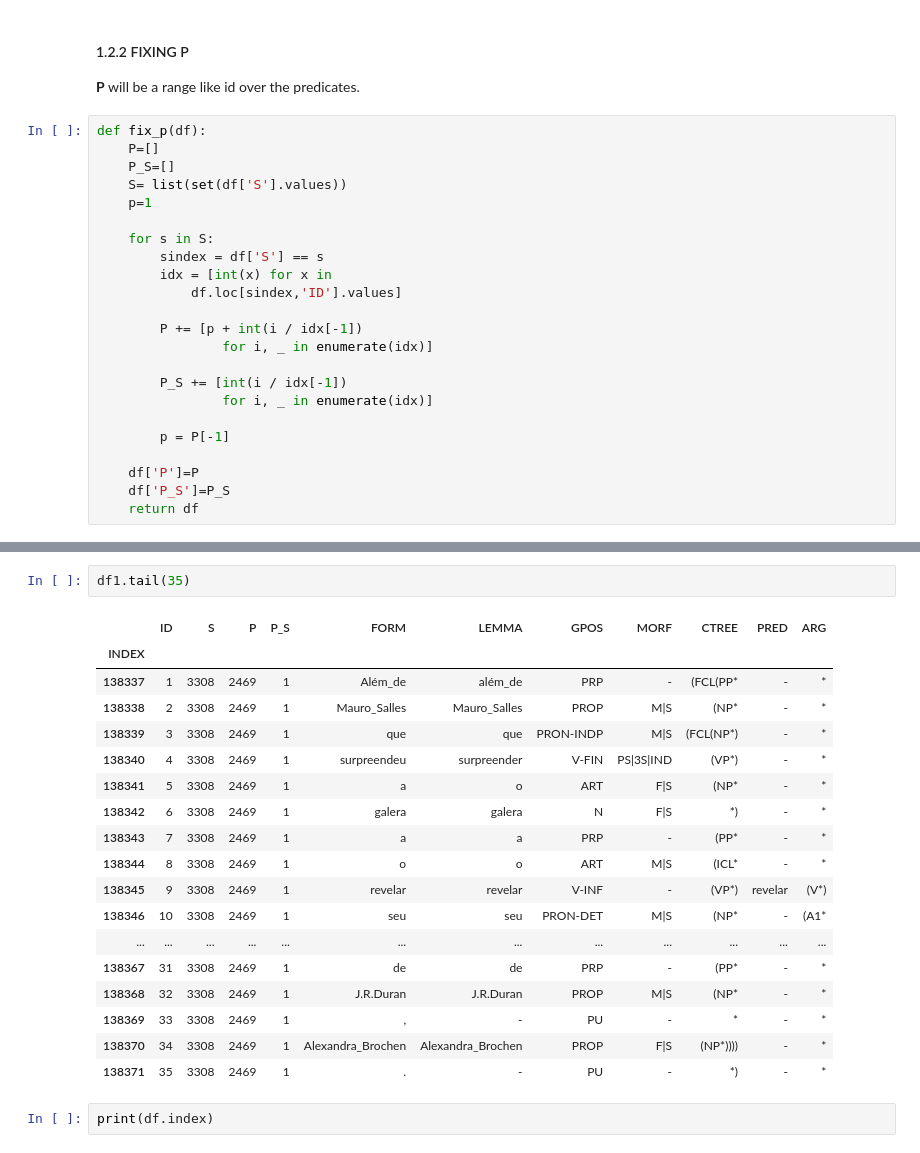
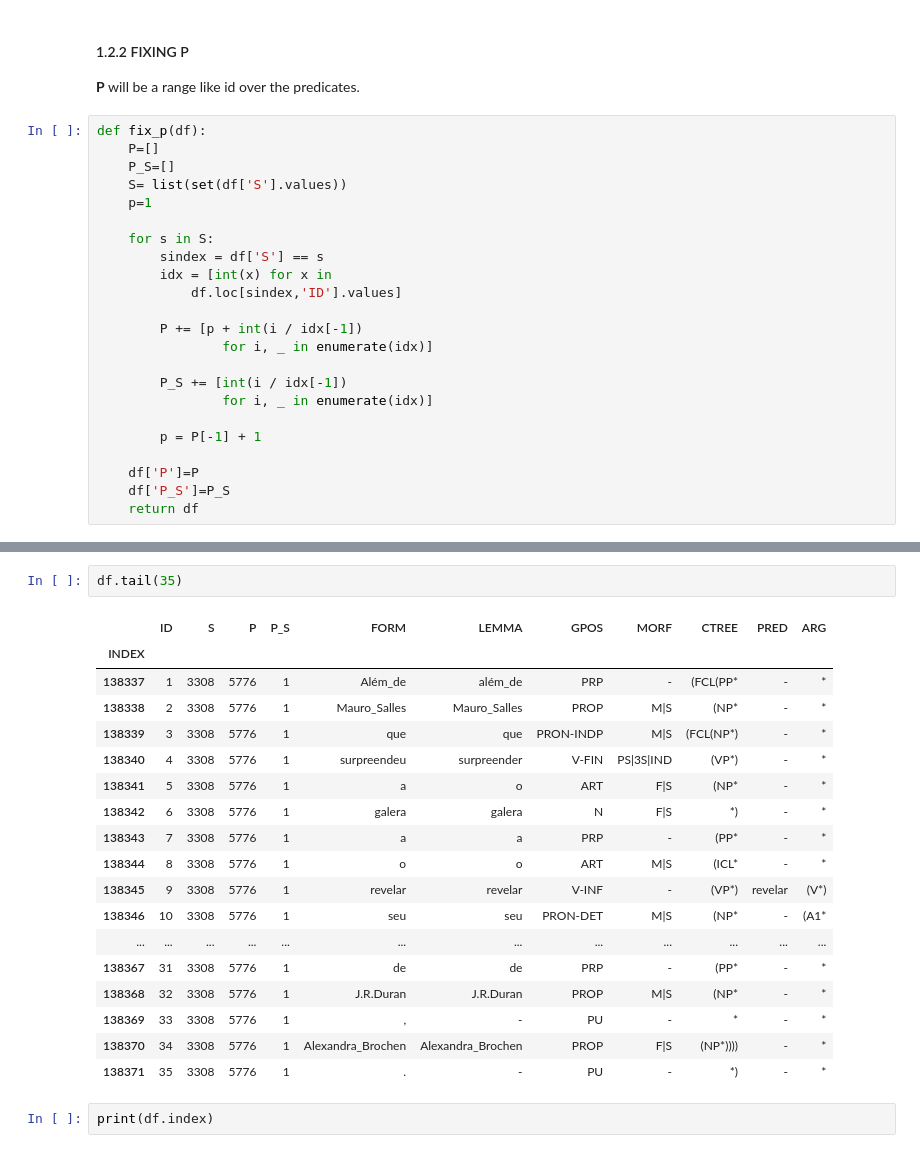
Before and after one commit to guilhermevarela/deep_srlbr, a Jupyter notebook: notebooks/01 PropBankBr Builder v1.0.ipynb, the cells around one changed output, grey strips where cells are left out. Cells and saved outputs as stored; diff of their text form.

Commit message:
notebooks: PropBankBr 1.0 Explore

```diff
--- a/notebooks/01 PropBankBr Builder v1.0.ipynb
+++ b/notebooks/01 PropBankBr Builder v1.0.ipynb
@@ -167,7 +167,7 @@ def fix_p(df):
         P_S += [int(i / idx[-1])
                 for i, _ in enumerate(idx)]
 
-        p = P[-1]
+        p = P[-1] + 1
 
     df['P']=P
     df['P_S']=P_S
@@ -197,25 +197,25 @@ df.head(150)
 150 rows × 11 columns
 # %%
-df1.tail(35)
+df.tail(35)
 # %% [output]
 |  | ID | S | P | P_S | FORM | LEMMA | GPOS | MORF | CTREE | PRED | ARG |
 | INDEX |  |  |  |  |  |  |  |  |  |  |  |
-| 138337 | 1 | 3308 | 2469 | 1 | Além_de | além_de | PRP | - | (FCL(PP* | - | * |
-| 138338 | 2 | 3308 | 2469 | 1 | Mauro_Salles | Mauro_Salles | PROP | M|S | (NP* | - | * |
-| 138339 | 3 | 3308 | 2469 | 1 | que | que | PRON-INDP | M|S | (FCL(NP*) | - | * |
-| 138340 | 4 | 3308 | 2469 | 1 | surpreendeu | surpreender | V-FIN | PS|3S|IND | (VP*) | - | * |
-| 138341 | 5 | 3308 | 2469 | 1 | a | o | ART | F|S | (NP* | - | * |
-| 138342 | 6 | 3308 | 2469 | 1 | galera | galera | N | F|S | *) | - | * |
-| 138343 | 7 | 3308 | 2469 | 1 | a | a | PRP | - | (PP* | - | * |
-| 138344 | 8 | 3308 | 2469 | 1 | o | o | ART | M|S | (ICL* | - | * |
-| 138345 | 9 | 3308 | 2469 | 1 | revelar | revelar | V-INF | - | (VP*) | revelar | (V*) |
-| 138346 | 10 | 3308 | 2469 | 1 | seu | seu | PRON-DET | M|S | (NP* | - | (A1* |
+| 138337 | 1 | 3308 | 5776 | 1 | Além_de | além_de | PRP | - | (FCL(PP* | - | * |
+| 138338 | 2 | 3308 | 5776 | 1 | Mauro_Salles | Mauro_Salles | PROP | M|S | (NP* | - | * |
+| 138339 | 3 | 3308 | 5776 | 1 | que | que | PRON-INDP | M|S | (FCL(NP*) | - | * |
+| 138340 | 4 | 3308 | 5776 | 1 | surpreendeu | surpreender | V-FIN | PS|3S|IND | (VP*) | - | * |
+| 138341 | 5 | 3308 | 5776 | 1 | a | o | ART | F|S | (NP* | - | * |
+| 138342 | 6 | 3308 | 5776 | 1 | galera | galera | N | F|S | *) | - | * |
+| 138343 | 7 | 3308 | 5776 | 1 | a | a | PRP | - | (PP* | - | * |
+| 138344 | 8 | 3308 | 5776 | 1 | o | o | ART | M|S | (ICL* | - | * |
+| 138345 | 9 | 3308 | 5776 | 1 | revelar | revelar | V-INF | - | (VP*) | revelar | (V*) |
+| 138346 | 10 | 3308 | 5776 | 1 | seu | seu | PRON-DET | M|S | (NP* | - | (A1* |
 | ... | ... | ... | ... | ... | ... | ... | ... | ... | ... | ... | ... |
-| 138367 | 31 | 3308 | 2469 | 1 | de | de | PRP | - | (PP* | - | * |
-| 138368 | 32 | 3308 | 2469 | 1 | J.R.Duran | J.R.Duran | PROP | M|S | (NP* | - | * |
-| 138369 | 33 | 3308 | 2469 | 1 | , | - | PU | - | * | - | * |
-| 138370 | 34 | 3308 | 2469 | 1 | Alexandra_Brochen | Alexandra_Brochen | PROP | F|S | (NP*)))) | - | * |
-| 138371 | 35 | 3308 | 2469 | 1 | . | - | PU | - | *) | - | * |
+| 138367 | 31 | 3308 | 5776 | 1 | de | de | PRP | - | (PP* | - | * |
+| 138368 | 32 | 3308 | 5776 | 1 | J.R.Duran | J.R.Duran | PROP | M|S | (NP* | - | * |
+| 138369 | 33 | 3308 | 5776 | 1 | , | - | PU | - | * | - | * |
+| 138370 | 34 | 3308 | 5776 | 1 | Alexandra_Brochen | Alexandra_Brochen | PROP | F|S | (NP*)))) | - | * |
+| 138371 | 35 | 3308 | 5776 | 1 | . | - | PU | - | *) | - | * |
 # %%
 print(df.index)
 # %% [output]
```
Also changed, not shown: parts of 1 cell of this notebook, 1 other file.
